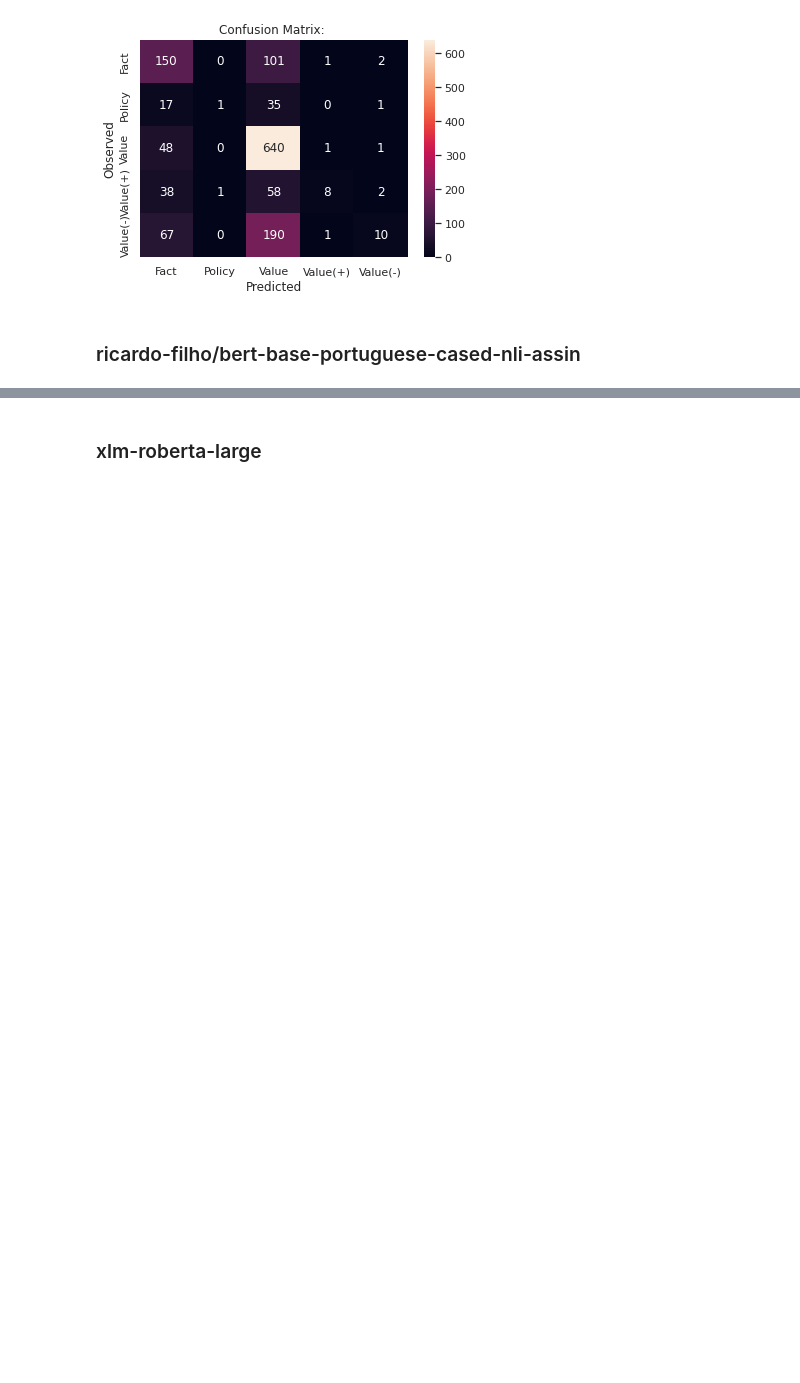
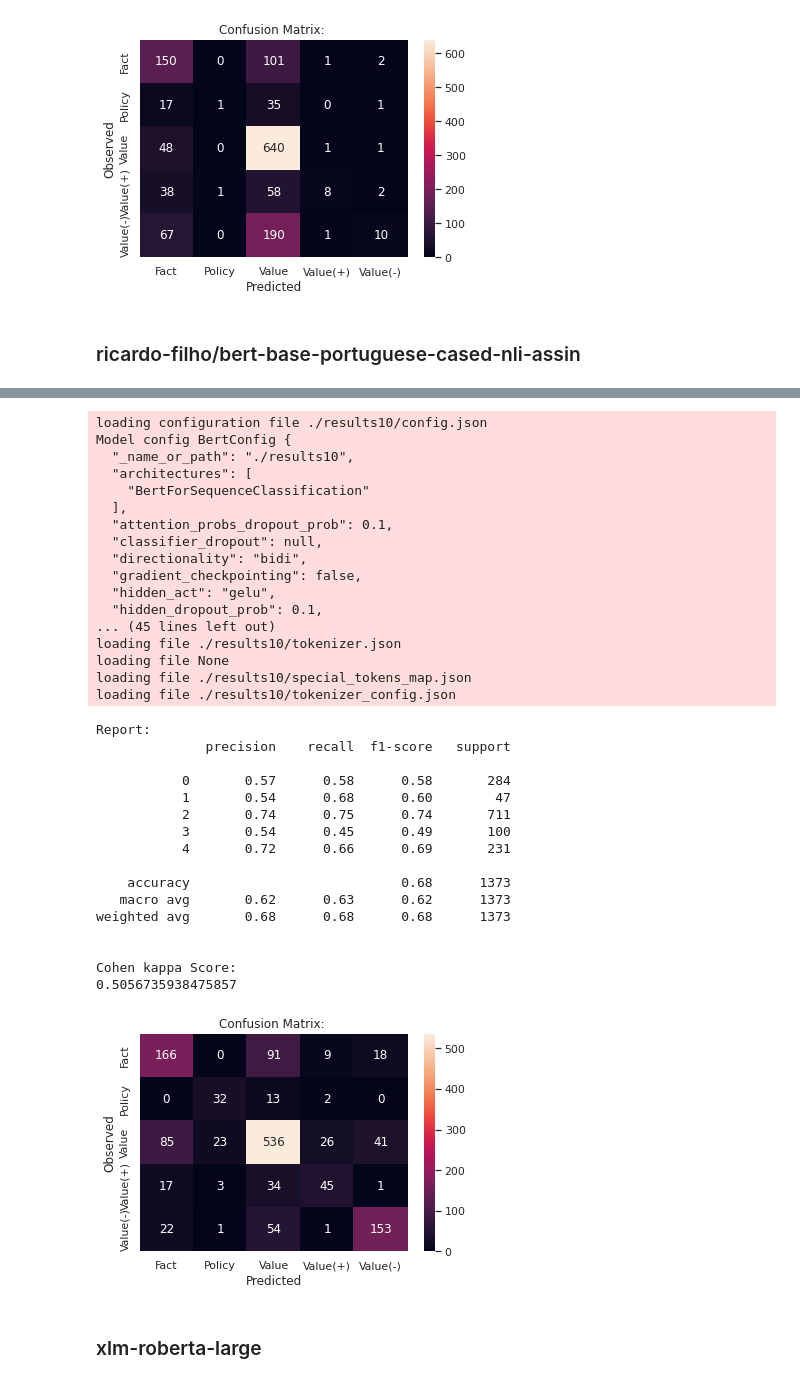
Before and after one commit to claramoreirag/FEUP-NLP-2, a Jupyter notebook: adu_classifier_hugging.ipynb, the cells around one changed output, grey strips where cells are left out. Drawn from its saved outputs; the diff is of its cells as text; code cells hidden in the pictures; blank space fills up the shorter version.

```diff
--- a/adu_classifier_hugging.ipynb
+++ b/adu_classifier_hugging.ipynb
@@ -431,7 +438,7 @@ def run_trainer(trainer, test_dataset):
 
 def use_trainer(folder):
   model =  AutoModelForSequenceClassification.from_pretrained(folder, num_labels=5, ignore_mismatched_sizes=True)
-  tokenizer= AutoTokenizer.from_pretrained("./results3")
+  tokenizer= AutoTokenizer.from_pretrained(folder)
   return get_prediction(tokenizer, model)
 # %% [markdown]
 ### saattrupdan/verdict-classifier
@@ -933,3 +986,41 @@ RuntimeError: ignored
+# %%
+y_pred=use_trainer('./results10')
+evaluation(tokenized_dataset['test']['label'],y_pred)
+# %% [output]
+loading configuration file ./results10/config.json
+Model config BertConfig {
+  "_name_or_path": "./results10",
+  "architectures": [
+    "BertForSequenceClassification"
+  ],
+  "attention_probs_dropout_prob": 0.1,
+  "classifier_dropout": null,
+  "directionality": "bidi",
+  "gradient_checkpointing": false,
+  "hidden_act": "gelu",
+  "hidden_dropout_prob": 0.1,
+... (45 lines left out)
+loading file ./results10/tokenizer.json
+loading file None
+loading file ./results10/special_tokens_map.json
+loading file ./results10/tokenizer_config.json
+Report:
+              precision    recall  f1-score   support
+
+           0       0.57      0.58      0.58       284
+           1       0.54      0.68      0.60        47
+           2       0.74      0.75      0.74       711
+           3       0.54      0.45      0.49       100
+           4       0.72      0.66      0.69       231
+
+    accuracy                           0.68      1373
+   macro avg       0.62      0.63      0.62      1373
+weighted avg       0.68      0.68      0.68      1373
+
+
+Cohen kappa Score:
+0.5056735938475857
+[figure, added]
 # %% [markdown]
 ### xlm-roberta-large
 # %%
```
Also changed, not shown: parts of 12 cells of this notebook.
